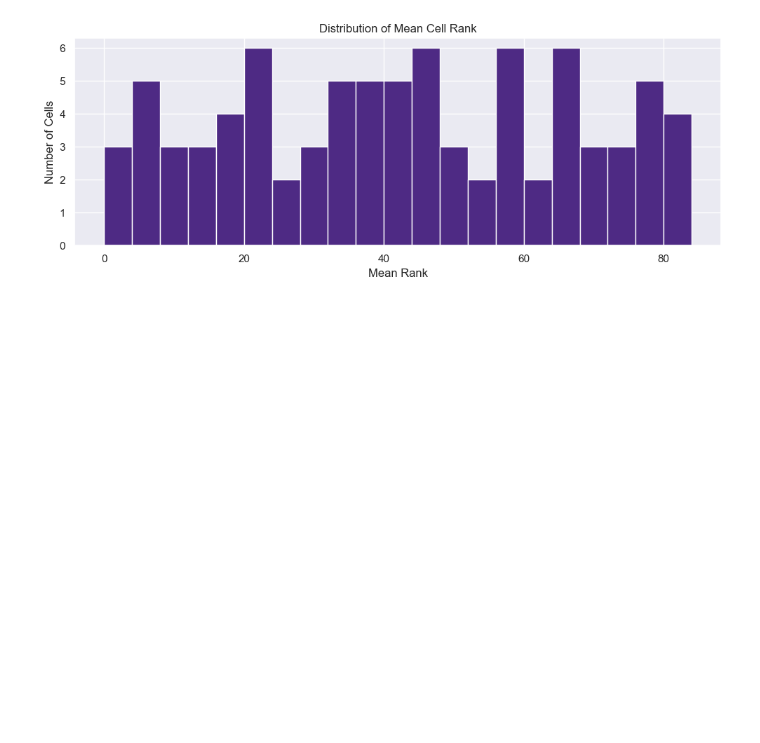
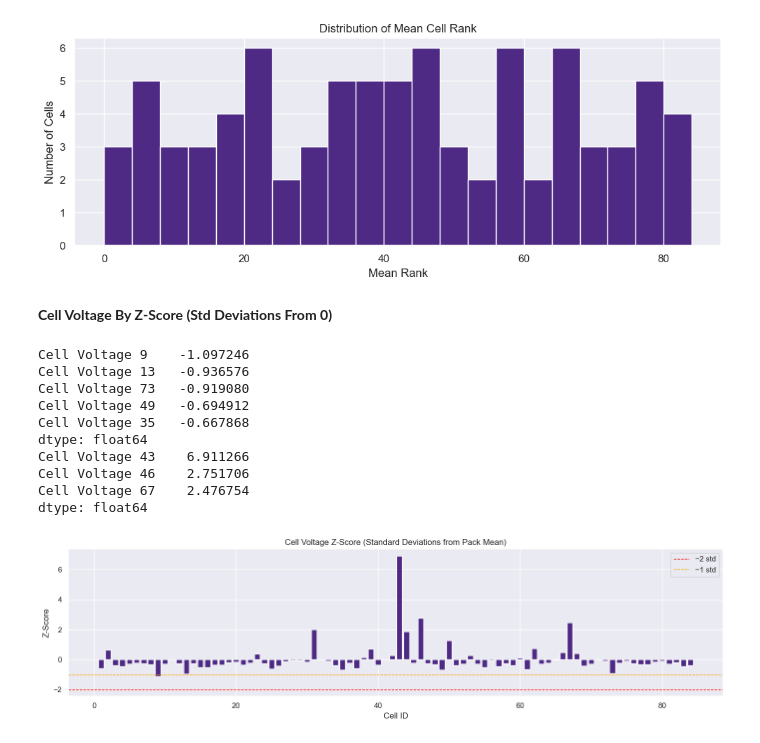
Before and after one commit to cordialApple/tiger-racing-bms-analysis, a Jupyter notebook: cell_voltage_eda.ipynb, the cells around one changed output. Saved outputs shown, nothing was run; the diff lists cells and outputs as text; code cells hidden in the pictures; blank space fills up the shorter version.

```diff
--- a/cell_voltage_eda.ipynb
+++ b/cell_voltage_eda.ipynb
@@ -113,3 +126,36 @@ plt.tight_layout()
 plt.show()
 # %% [output]
 [figure]
+# %% [markdown]
+**Cell Voltage By Z-Score (Std Deviations From 0)**
+# %%
+pack_mean_voltage = cell_mean_voltage.mean()
+pack_std_voltage = cell_mean_voltage.std()
+
+z_scores = (cell_mean_voltage - pack_mean_voltage) / pack_std_voltage
+
+fig, ax = plt.subplots(figsize=(14, 4))
+ax.bar(range(1, N_CELLS + 1), z_scores)
+ax.axhline(-2, color='red', linestyle='--', linewidth=1, label='−2 std')
+ax.axhline(-1, color='orange', linestyle='--', linewidth=1, label='−1 std')
+ax.set_title('Cell Voltage Z-Score (Standard Deviations from Pack Mean)')
+ax.set_xlabel('Cell ID')
+ax.set_ylabel('Z-Score')
+ax.legend()
+
+plt.tight_layout()
+print(z_scores.nsmallest(5))
+print(z_scores.nlargest(3))
+plt.show()
+# %% [output]
+Cell Voltage 9    -1.097246
+Cell Voltage 13   -0.936576
+Cell Voltage 73   -0.919080
+Cell Voltage 49   -0.694912
+Cell Voltage 35   -0.667868
+dtype: float64
+Cell Voltage 43    6.911266
+Cell Voltage 46    2.751706
+Cell Voltage 67    2.476754
+dtype: float64
+[figure, added]
```
Also changed, not shown: parts of 18 cells of this notebook.
